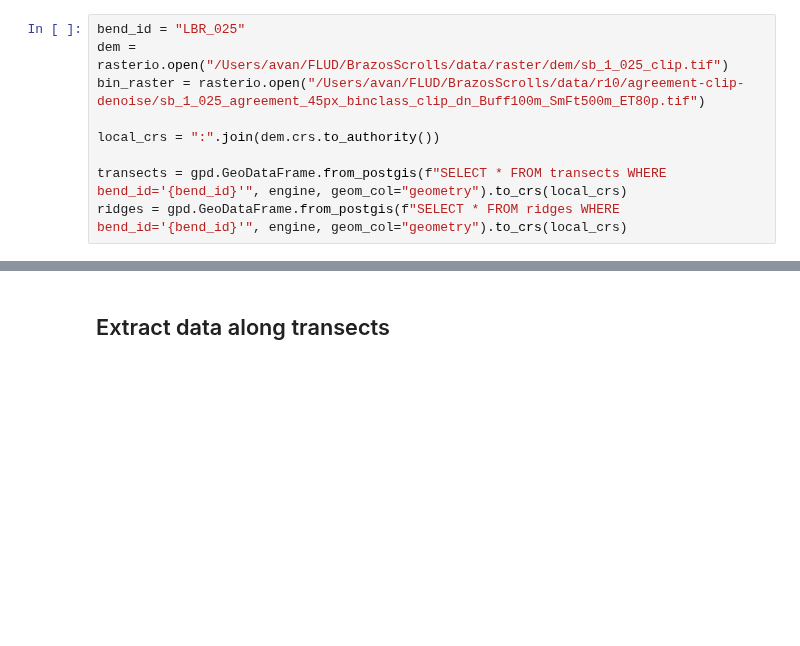
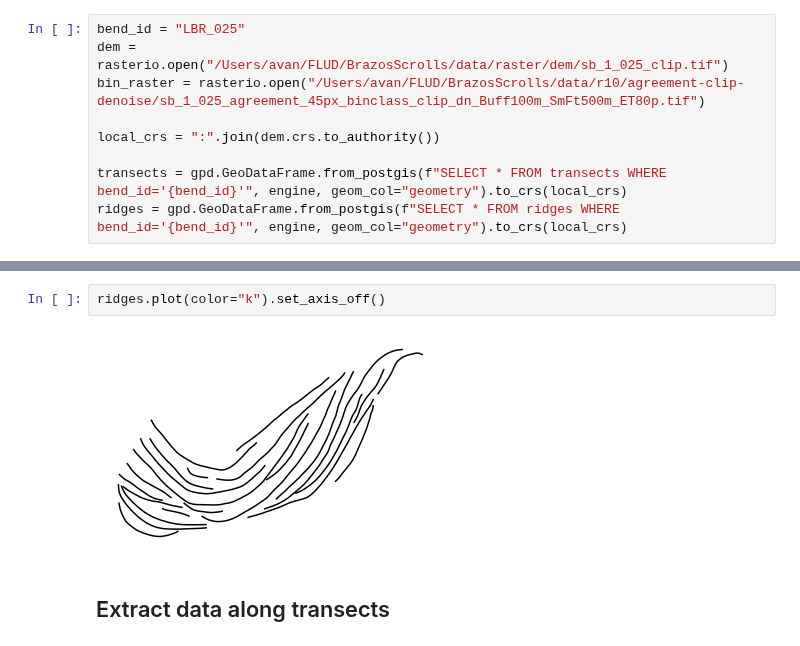
Before and after one commit to tamu-edu/scrollstats, a Jupyter notebook: RidgeMetricDevelopment.ipynb, the cells around one changed output, grey strips where cells are left out. Cells and saved outputs as stored; diff of their text form; blank space fills up the shorter version.

```diff
--- a/RidgeMetricDevelopment.ipynb
+++ b/RidgeMetricDevelopment.ipynb
@@ -28,3 +36,7 @@ ridges = gpd.GeoDataFrame.from_postgis(f"SELECT * FROM ridges WHERE bend_id='{be
+# %%
+ridges.plot(color="k").set_axis_off()
+# %% [output]
+[figure, added]
 # %% [markdown]
 ## Extract data along transects
 # %%
```
Also changed, not shown: parts of 1 cell of this notebook.
